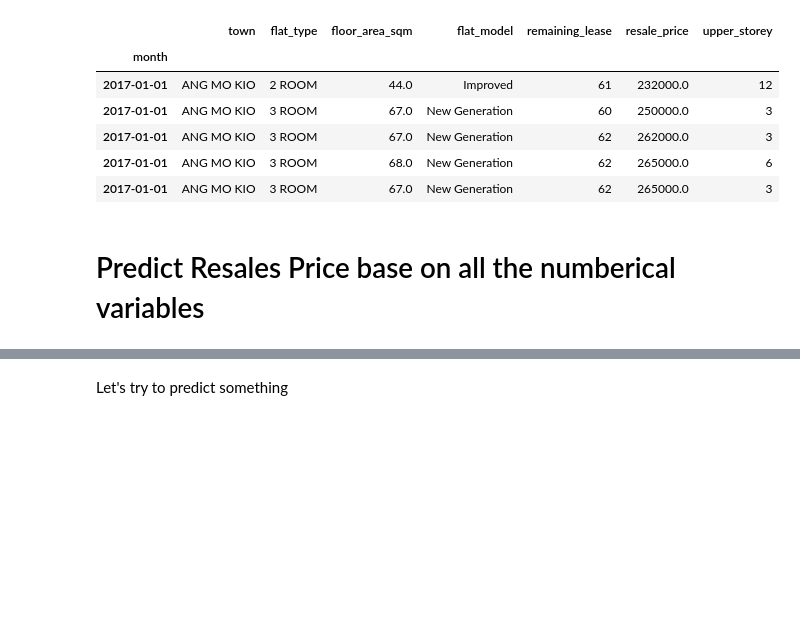
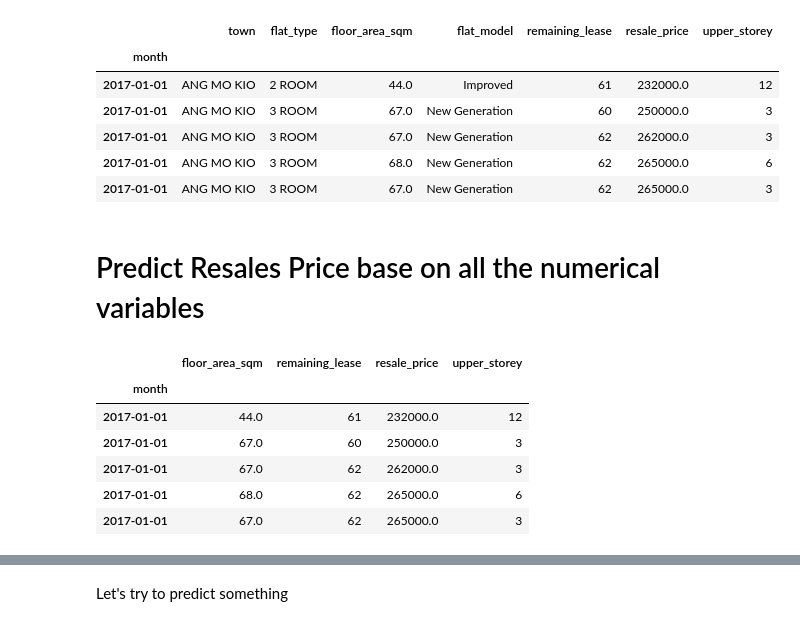
Before and after one commit to ragdoll99/HDB_resales_price, a Jupyter notebook: HDB_resale.ipynb, the cells around one changed output, grey strips where cells are left out. Saved outputs shown, nothing was run; the diff lists cells and outputs as text; code cells hidden in the pictures; blank space fills up the shorter version.

```diff
--- a/HDB_resale.ipynb
+++ b/HDB_resale.ipynb
@@ -41,4 +41,16 @@ df.head()
 | 2017-01-01 | ANG MO KIO | 3 ROOM | 68.0 | New Generation | 62 | 265000.0 | 6 |
 | 2017-01-01 | ANG MO KIO | 3 ROOM | 67.0 | New Generation | 62 | 265000.0 | 3 |
 # %% [markdown]
-# Predict Resales Price base on all the numberical variables
+# Predict Resales Price base on all the numerical variables
+# %%
+# Predict Resales Price base on all the numberical variables
+df2 = df[['floor_area_sqm','remaining_lease','resale_price','upper_storey' ]]
+df2.head()
+# %% [output]
+|  | floor_area_sqm | remaining_lease | resale_price | upper_storey |
+| month |  |  |  |  |
+| 2017-01-01 | 44.0 | 61 | 232000.0 | 12 |
+| 2017-01-01 | 67.0 | 60 | 250000.0 | 3 |
+| 2017-01-01 | 67.0 | 62 | 262000.0 | 3 |
+| 2017-01-01 | 68.0 | 62 | 265000.0 | 6 |
+| 2017-01-01 | 67.0 | 62 | 265000.0 | 3 |
```
Also changed, not shown: parts of 30 cells of this notebook.
